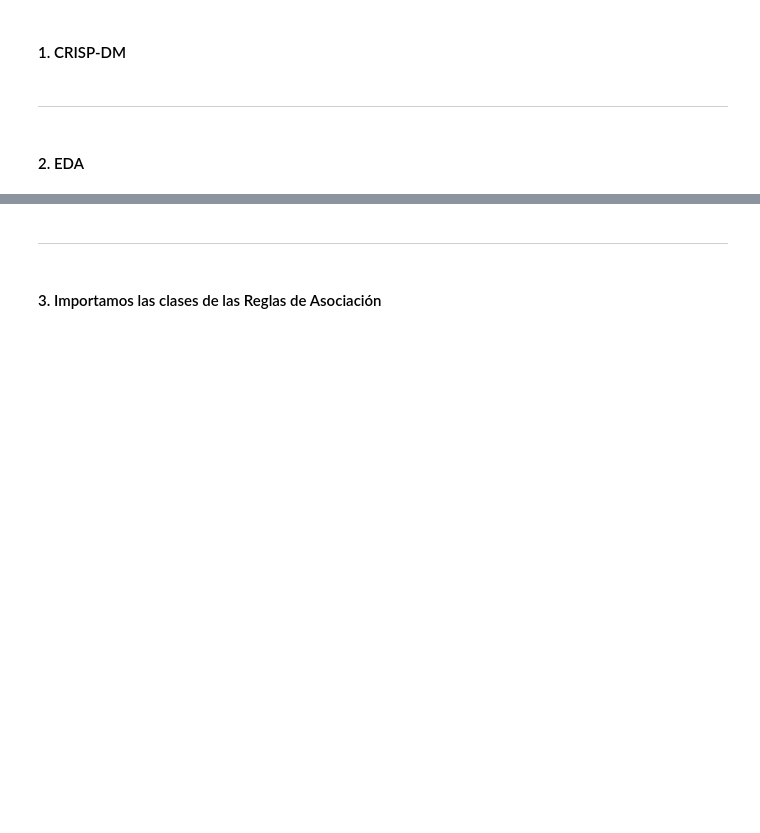
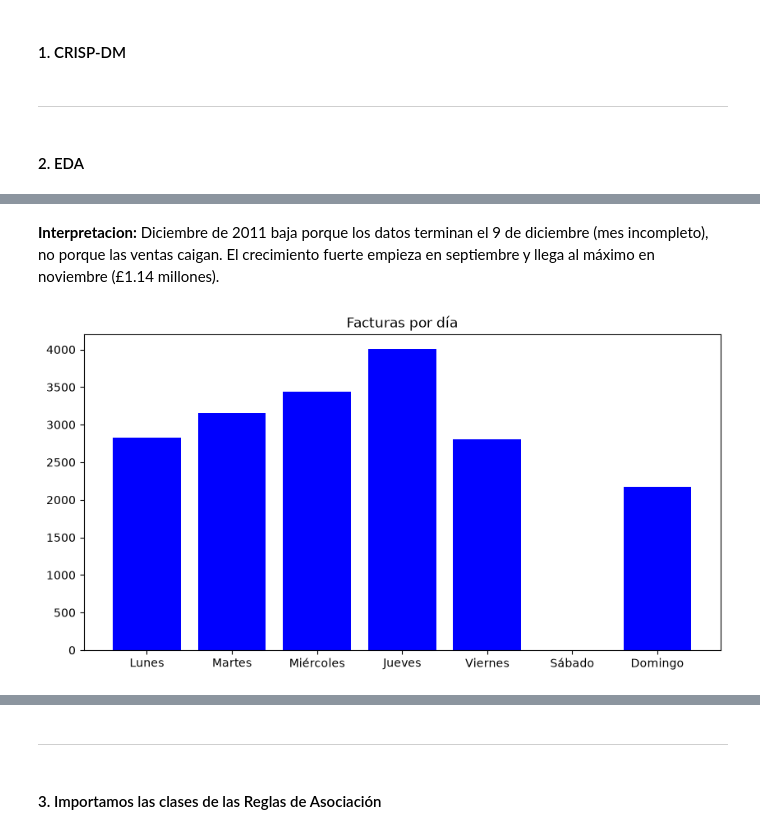
Before and after one commit to SharonOG23/Proyecto_MineriaDeDatosII, a Jupyter notebook: reporte_final/reporte_final.ipynb, the cells around one changed output, grey strips where cells are left out. Drawn from its saved outputs; the diff is of its cells as text; code cells hidden in the pictures; blank space fills up the shorter version.

```diff
--- a/reporte_final/reporte_final.ipynb
+++ b/reporte_final/reporte_final.ipynb
@@ -34,0 +106,8 @@ Para las reglas de asociación se usó una muestra de **2,000 registros**. Se se
+# %% [markdown]
+**Interpretacion:** Diciembre de 2011 baja porque los datos terminan el 9 de diciembre (mes incompleto), no porque las ventas caigan. El crecimiento fuerte empieza en septiembre y llega al máximo en noviembre (£1.14 millones).
+# %%
+# Grafico de facturas por dia de lasemana
+
+graficos.facturas_por_dia()
+# %% [output]
+[figure, added]
```
Also changed, not shown: parts of 13 cells of this notebook, 1 other file.
